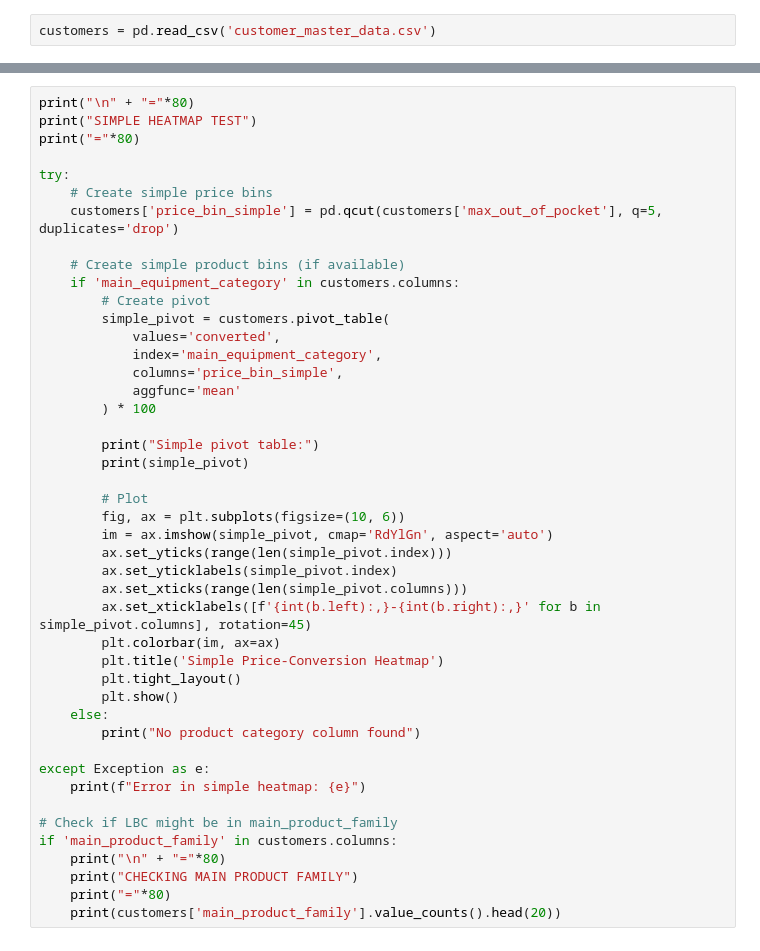
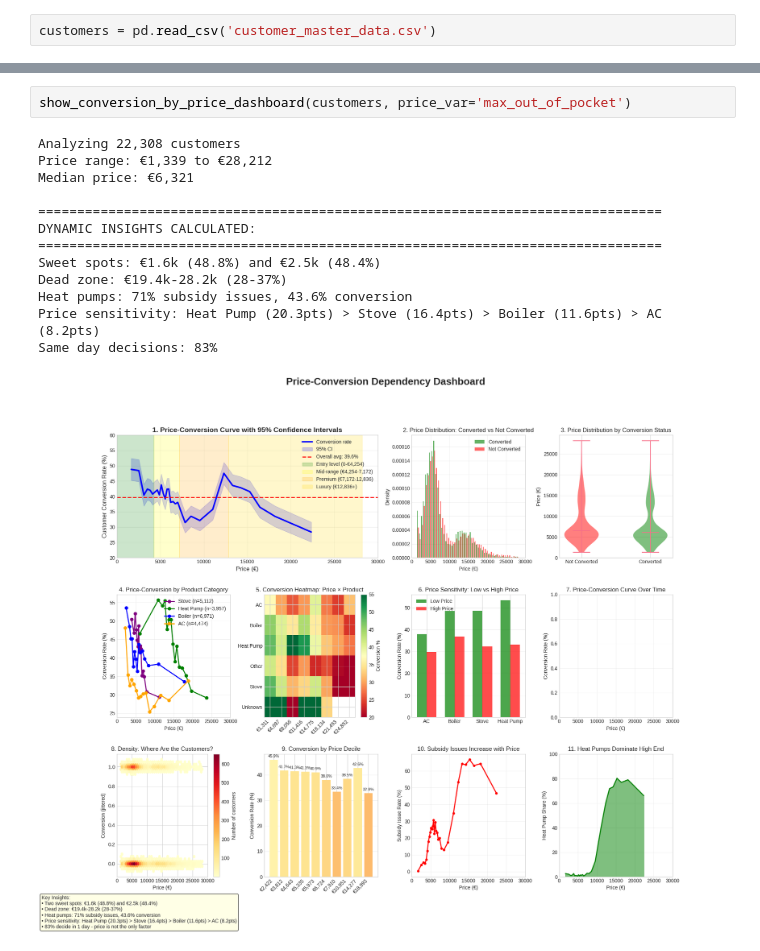
Before and after one commit to vslovik/ai-france-hvac, a Jupyter notebook: _eda_price.ipynb, the cells around one changed output, grey strips where cells are left out. Cells and saved outputs as stored; diff of their text form.

```diff
--- a/_eda_price.ipynb
+++ b/_eda_price.ipynb
@@ -693,46 +333,17 @@ plt.show()
-# %%
-print("\n" + "="*80)
-print("SIMPLE HEATMAP TEST")
-print("="*80)
-
-try:
-    # Create simple price bins
-    customers['price_bin_simple'] = pd.qcut(customers['max_out_of_pocket'], q=5, duplicates='drop')
-
-    # Create simple product bins (if available)
-    if 'main_equipment_category' in customers.columns:
-        # Create pivot
-        simple_pivot = customers.pivot_table(
-            values='converted',
-            index='main_equipment_category',
-            columns='price_bin_simple',
-            aggfunc='mean'
-        ) * 100
-
-        print("Simple pivot table:")
-        print(simple_pivot)
-
-        # Plot
-        fig, ax = plt.subplots(figsize=(10, 6))
-        im = ax.imshow(simple_pivot, cmap='RdYlGn', aspect='auto')
-        ax.set_yticks(range(len(simple_pivot.index)))
-        ax.set_yticklabels(simple_pivot.index)
-        ax.set_xticks(range(len(simple_pivot.columns)))
-        ax.set_xticklabels([f'{int(b.left):,}-{int(b.right):,}' for b in simple_pivot.columns], rotation=45)
-        plt.colorbar(im, ax=ax)
-        plt.title('Simple Price-Conversion Heatmap')
-        plt.tight_layout()
-        plt.show()
-    else:
-        print("No product category column found")
-
-except Exception as e:
-    print(f"Error in simple heatmap: {e}")
-
-# Check if LBC might be in main_product_family
-if 'main_product_family' in customers.columns:
-    print("\n" + "="*80)
-    print("CHECKING MAIN PRODUCT FAMILY")
-    print("="*80)
-    print(customers['main_product_family'].value_counts().head(20))
+# %%
+show_conversion_by_price_dashboard(customers, price_var='max_out_of_pocket')
+# %% [output]
+Analyzing 22,308 customers
+Price range: €1,339 to €28,212
+Median price: €6,321
+
+================================================================================
+DYNAMIC INSIGHTS CALCULATED:
+================================================================================
+Sweet spots: €1.6k (48.8%) and €2.5k (48.4%)
+Dead zone: €19.4k-28.2k (28-37%)
+Heat pumps: 71% subsidy issues, 43.6% conversion
+Price sensitivity: Heat Pump (20.3pts) > Stove (16.4pts) > Boiler (11.6pts) > AC (8.2pts)
+Same day decisions: 83%
+[figure, added]
 # %%
```
Also changed, not shown: parts of 14 cells of this notebook, 3 other files.
